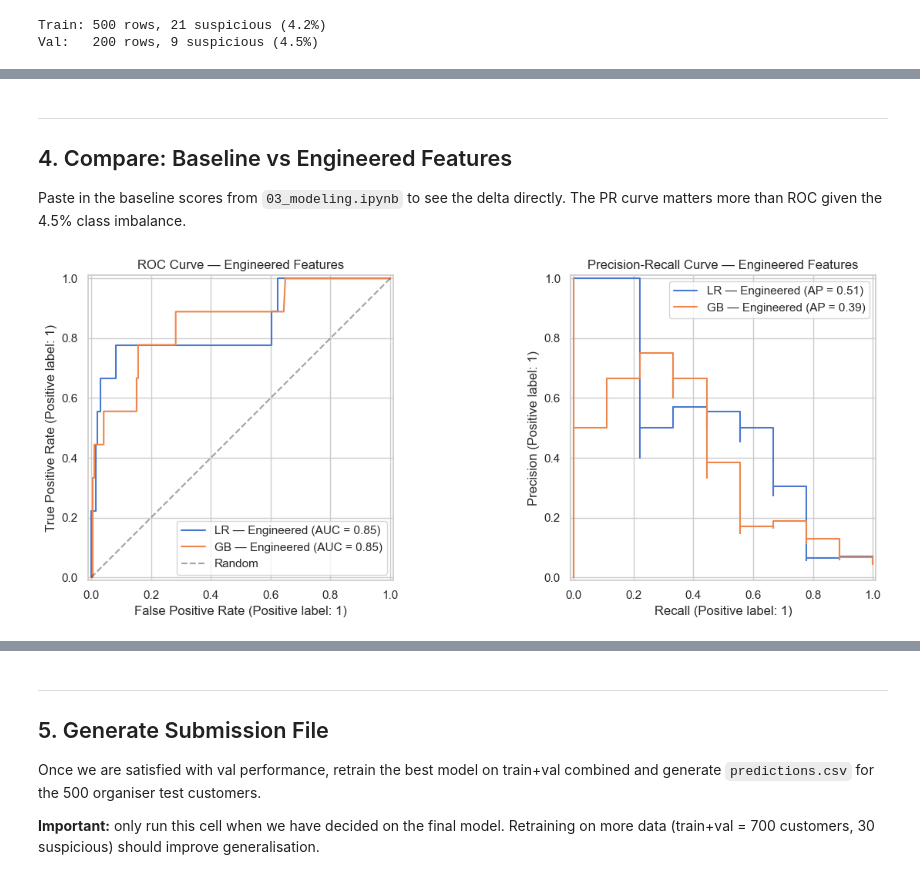
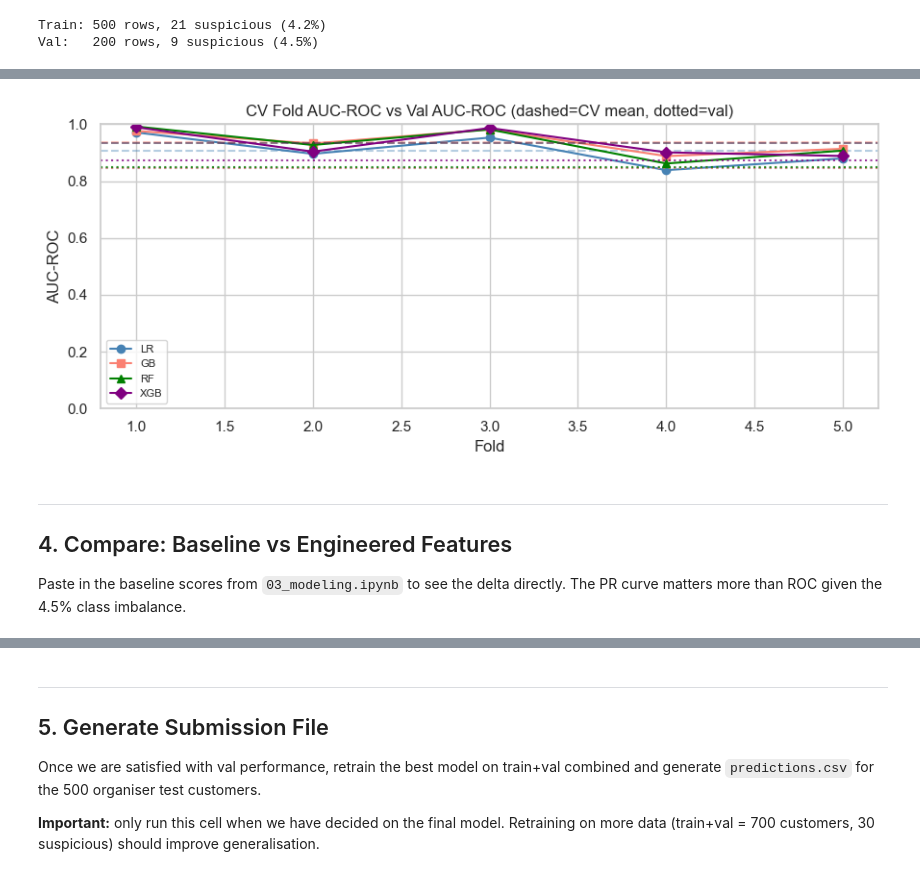
Before and after one commit to DimiDime/transaction-classification-system, a Jupyter notebook: notebooks/04_modelling_updated.ipynb, the cells around one changed output, grey strips where cells are left out. Drawn from its saved outputs; the diff is of its cells as text; code cells hidden in the pictures.

```diff
--- a/notebooks/04_modelling_updated.ipynb
+++ b/notebooks/04_modelling_updated.ipynb
@@ -85,9 +88,12 @@ X_val_s   = scaler.transform(X_val)
 lr = LogisticRegression(class_weight='balanced', max_iter=1000, random_state=42)
 lr.fit(X_train_s, y_train)
 
-lr_val_proba = lr.predict_proba(X_val_s)[:, 1]
-lr_auc   = roc_auc_score(y_val, lr_val_proba)
-lr_prauc = average_precision_score(y_val, lr_val_proba)
+lr_val_proba   = lr.predict_proba(X_val_s)[:, 1]
+lr_train_proba = lr.predict_proba(X_train_s)[:, 1]
+lr_auc         = roc_auc_score(y_val, lr_val_proba)
+lr_prauc       = average_precision_score(y_val, lr_val_proba)
+lr_train_auc   = roc_auc_score(y_train, lr_train_proba)
 
-print(f'Logistic Regression — Val AUC-ROC: {lr_auc:.4f}  |  PR-AUC: {lr_prauc:.4f}')
+print(f'Logistic Regression — Train AUC: {lr_train_auc:.4f}  Val AUC-ROC: {lr_auc:.4f}  PR-AUC: {lr_prauc:.4f}')
+print(f'                      Train-Val gap: {lr_train_auc - lr_auc:+.4f}')
 # %% [output]
@@ -157,0 +287,11 @@ plt.show()
+# %%
+print('Train vs Val AUC-ROC gap:')
+for name, t, v in [
+    ('Logistic Regression', lr_train_auc,  lr_auc),
+    ('Gradient Boosting  ', gb_train_auc,  gb_auc),
+    ('Random Forest      ', rf_train_auc,  rf_auc),
+    ('XGBoost            ', xgb_train_auc, xgb_auc),
+]:
+    print(f'  {name}  train={t:.4f}  val={v:.4f}  gap={t-v:+.4f}')
+print()
+print('Rule of thumb: gap > 0.10 suggests overfitting.')
@@ -158,24 +358,28 @@ plt.show()
+# %%
+fig, ax = plt.subplots(figsize=(9, 4))
+x = range(1, 6)
+for name, scores, val_score, color, marker in [
+    ('LR',  lr_cv_scores,  lr_auc,  'steelblue', 'o'),
+    ('GB',  gb_cv_scores,  gb_auc,  'salmon',    's'),
+    ('RF',  rf_cv_scores,  rf_auc,  'green',     '^'),
+    ('XGB', xgb_cv_scores, xgb_auc, 'purple',    'D'),
+]:
+    ax.plot(x, scores, marker=marker, linestyle='-', color=color, label=name)
+    ax.axhline(scores.mean(), color=color, linestyle='--', alpha=0.4)
+    ax.axhline(val_score,     color=color, linestyle=':',  alpha=0.8)
+
+ax.set_title('CV Fold AUC-ROC vs Val AUC-ROC (dashed=CV mean, dotted=val)')
+ax.set_xlabel('Fold')
+ax.set_ylabel('AUC-ROC')
+ax.set_ylim(0, 1)
+ax.legend(fontsize=8)
+plt.tight_layout()
+plt.show()
+# %% [output]
+[figure, added]
 # %% [markdown]
 ---
 ## 4. Compare: Baseline vs Engineered Features
 
 Paste in the baseline scores from `03_modeling.ipynb` to see the delta directly.
 The PR curve matters more than ROC given the 4.5% class imbalance.
-# %%
-fig, axes = plt.subplots(1, 2, figsize=(13, 5))
-
-RocCurveDisplay.from_predictions(y_val, lr_val_proba, name='LR — Engineered', ax=axes[0])
-RocCurveDisplay.from_predictions(y_val, gb_val_proba, name='GB — Engineered', ax=axes[0])
-axes[0].plot([0,1],[0,1],'k--',alpha=0.4,label='Random')
-axes[0].set_title('ROC Curve — Engineered Features')
-axes[0].legend()
-
-PrecisionRecallDisplay.from_predictions(y_val, lr_val_proba, name='LR — Engineered', ax=axes[1])
-PrecisionRecallDisplay.from_predictions(y_val, gb_val_proba, name='GB — Engineered', ax=axes[1])
-axes[1].set_title('Precision-Recall Curve — Engineered Features')
-axes[1].legend()
-
-plt.tight_layout()
-plt.show()
-# %% [output]
-[figure, removed]
```
Also changed, not shown: parts of 21 cells of this notebook, 2 other files.
